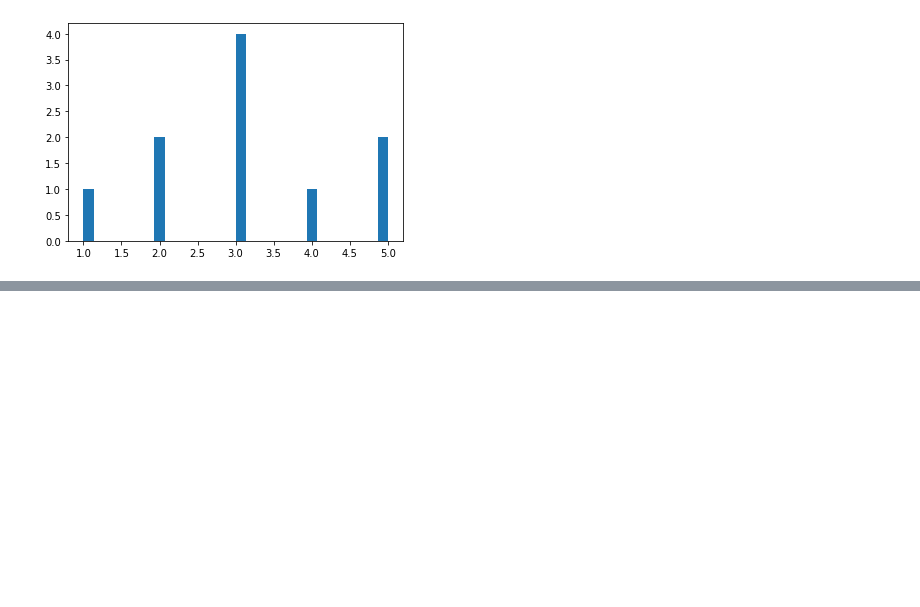
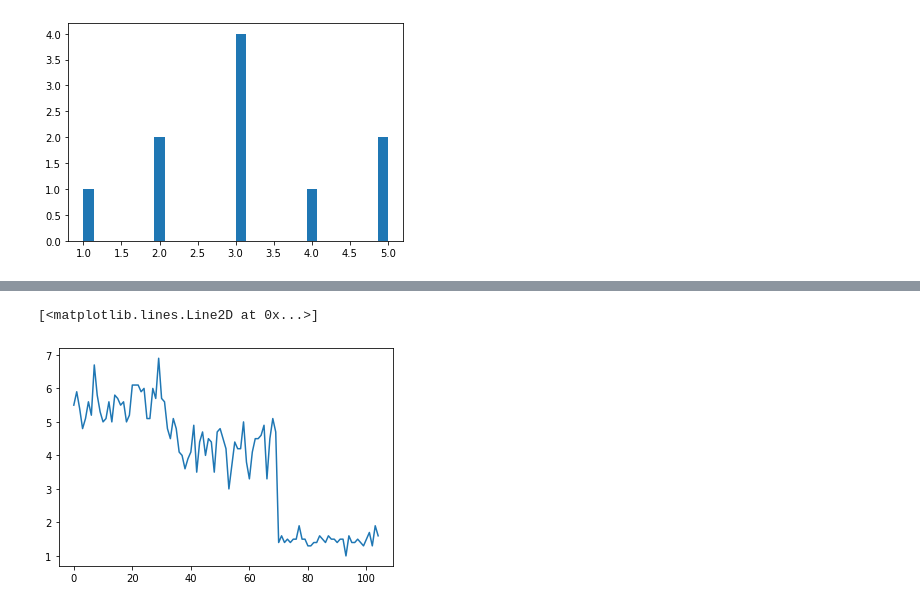
Before and after one commit to EngDeep/Machine_learning, a Jupyter notebook: AI_US_2020.ipynb, the cells around one changed output, grey strips where cells are left out. Cells and saved outputs as stored; diff of their text form; code cells hidden in the pictures; blank space fills up the shorter version.

```diff
--- a/AI_US_2020.ipynb
+++ b/AI_US_2020.ipynb
@@ -2035,0 +2640,5 @@ plt.show()
+# %%
+plt.plot(csvFile['petal_length'])
+# %% [output]
+[<matplotlib.lines.Line2D at 0x...>]
+[figure, added]
```
Also changed, not shown: parts of 90 cells of this notebook, 5 other files.
